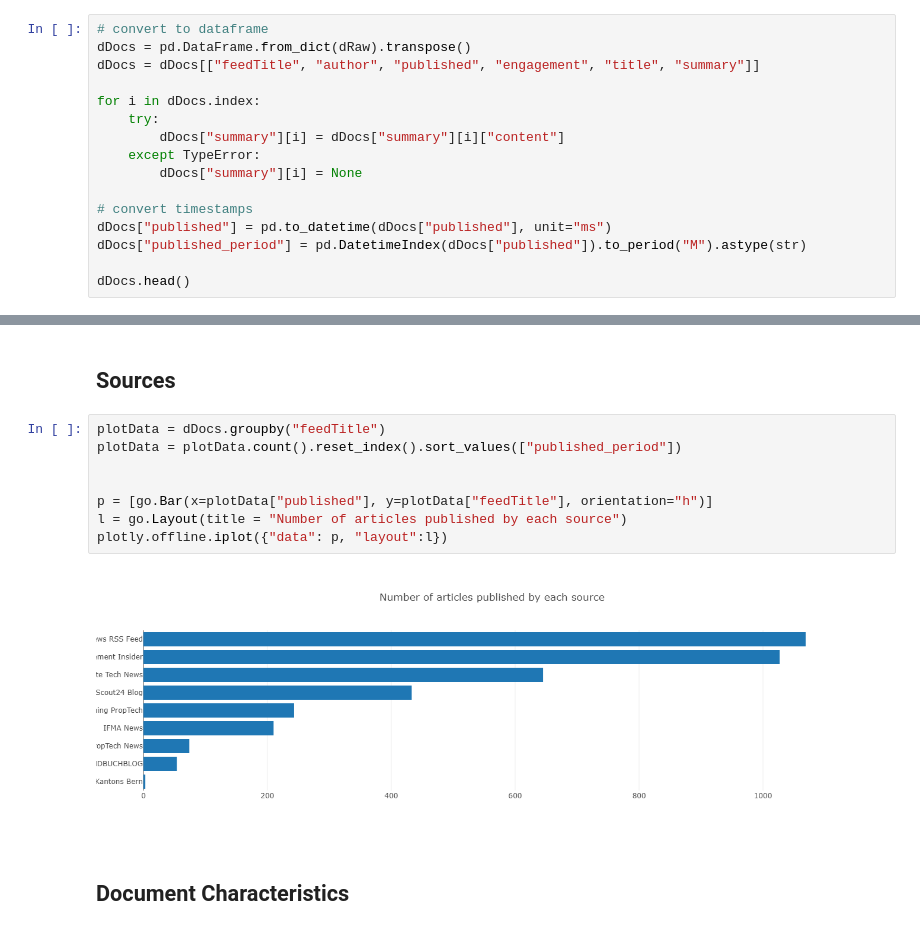
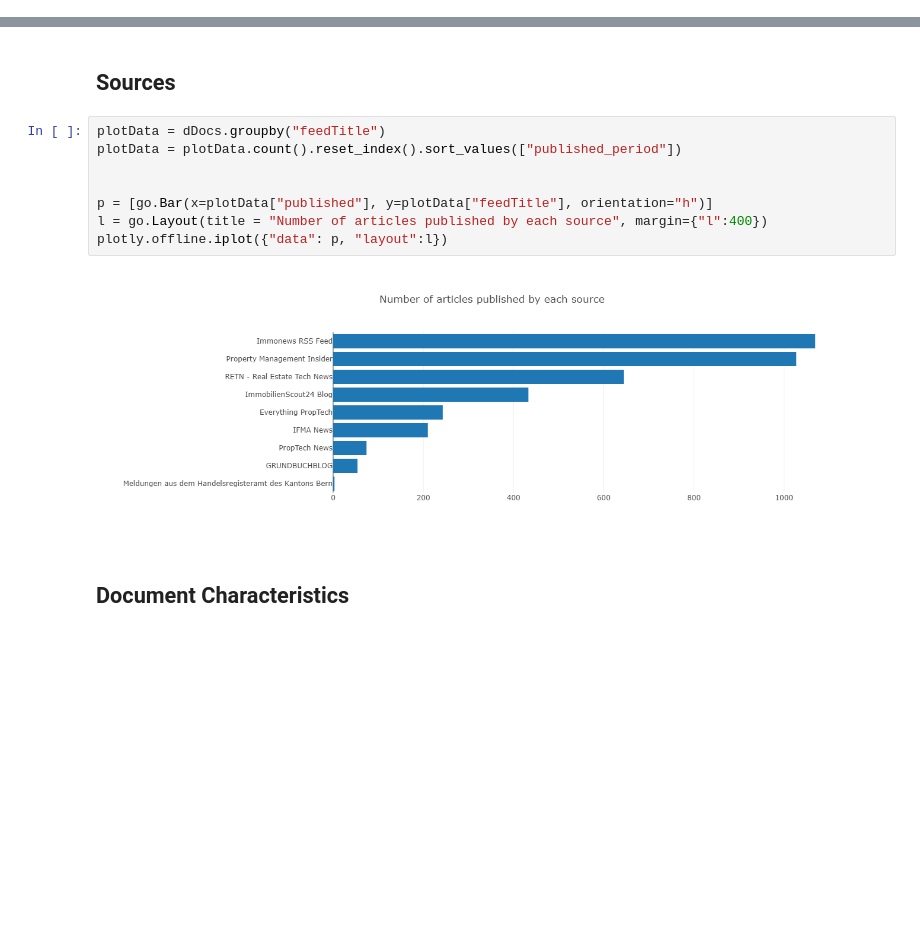
Before and after one commit to lukk60/RETrends, a Jupyter notebook: notebooks/03_lst_EDA.ipynb, the cells around one changed output, grey strips where cells are left out. Drawn from its saved outputs; the diff is of its cells as text; blank space fills up the shorter version.

```diff
--- a/notebooks/03_lst_EDA.ipynb
+++ b/notebooks/03_lst_EDA.ipynb
@@ -59,16 +11,0 @@ list(dRaw.items())[0]
-# %%
-# convert to dataframe
-dDocs = pd.DataFrame.from_dict(dRaw).transpose()
-dDocs = dDocs[["feedTitle", "author", "published", "engagement", "title", "summary"]]
-
-for i in dDocs.index:
-    try:
-        dDocs["summary"][i] = dDocs["summary"][i]["content"]
-    except TypeError:
-        dDocs["summary"][i] = None
-
-# convert timestamps
-dDocs["published"] = pd.to_datetime(dDocs["published"], unit="ms")
-dDocs["published_period"] = pd.DatetimeIndex(dDocs["published"]).to_period("M").astype(str)
-
-dDocs.head()
@@ -101,12 +46,12 @@ Most articles were published between 2016 and 2018
 # %%
 plotData = dDocs.groupby("feedTitle")
 plotData = plotData.count().reset_index().sort_values(["published_period"])
 
 
 p = [go.Bar(x=plotData["published"], y=plotData["feedTitle"], orientation="h")]
-l = go.Layout(title = "Number of articles published by each source")
+l = go.Layout(title = "Number of articles published by each source", margin={"l":400})
 plotly.offline.iplot({"data": p, "layout":l})
 # %% [output]
-[figure, old version]
+[figure, new version]
 # %% [markdown]
 ## Document Characteristics
```
Also changed, not shown: parts of 17 cells of this notebook, 1 other file.
